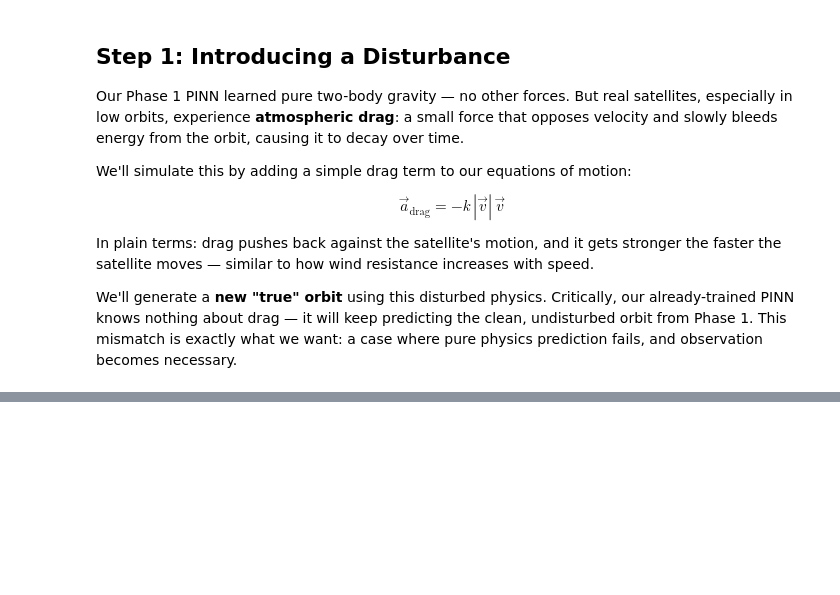
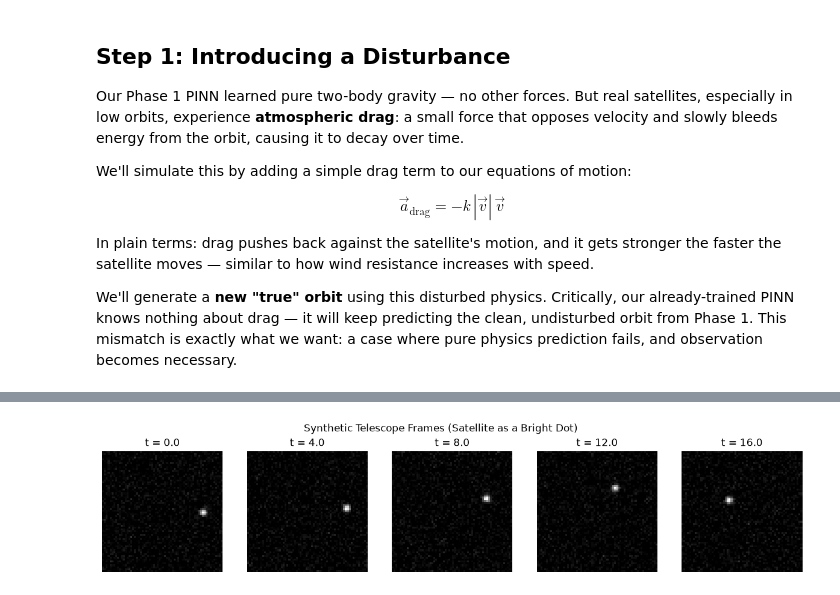
Before and after one commit to VicDeni/orbital-pinn, a Jupyter notebook: notebooks/02_vision_assisted_correction.ipynb, the cells around one changed output, grey strips where cells are left out. Cells and saved outputs as stored; diff of their text form; code cells hidden in the pictures; blank space fills up the shorter version.

```diff
--- a/notebooks/02_vision_assisted_correction.ipynb
+++ b/notebooks/02_vision_assisted_correction.ipynb
@@ -30,0 +188,44 @@ We'll generate a **new "true" orbit** using this disturbed physics. Critically,
+# %%
+image_size = 64  # 64x64 pixel "telescope frames"
+
+# Our orbit roughly spans [-1.5, 1.5] in both x and y — map that range to pixel coordinates
+world_extent = 1.5
+
+def world_to_pixel(x, y, image_size=image_size, extent=world_extent):
+    """Convert real-world (x, y) coordinates to (row, col) pixel coordinates."""
+    px = ((x + extent) / (2 * extent)) * image_size
+    py = ((extent - y) / (2 * extent)) * image_size  # flip y: image rows go top-to-bottom
+    return px, py
+
+def generate_telescope_image(x, y, image_size=image_size, noise_level=0.05, dot_sigma=1.2):
+    """
+    Renders a synthetic telescope image: a bright Gaussian 'dot' at the satellite's
+    true position, on a noisy dark background.
+    """
+    px, py = world_to_pixel(x, y, image_size)
+
+    # Pixel grid
+    xx, yy = np.meshgrid(np.arange(image_size), np.arange(image_size))
+
+    # Bright Gaussian blob centered at (px, py) -- mimics a point source of light
+    image = np.exp(-((xx - px)**2 + (yy - py)**2) / (2 * dot_sigma**2))
+
+    # Background sensor noise
+    image += np.random.normal(0, noise_level, size=image.shape)
+    image = np.clip(image, 0, 1)
+
+    return image, (px, py)
+
+# Quick look at a few sample frames across the disturbed orbit
+sample_indices = [0, 200, 400, 600, 800]
+
+fig, axes = plt.subplots(1, len(sample_indices), figsize=(15, 3))
+for ax, idx in zip(axes, sample_indices):
+    img, (px, py) = generate_telescope_image(x_disturbed[idx], y_disturbed[idx])
+    ax.imshow(img, cmap="gray")
+    ax.set_title(f"t = {t_eval[idx]:.1f}")
+    ax.axis("off")
+plt.suptitle("Synthetic Telescope Frames (Satellite as a Bright Dot)")
+plt.show()
+# %% [output]
+[figure, added]
```
Also changed, not shown: parts of 12 cells of this notebook.
